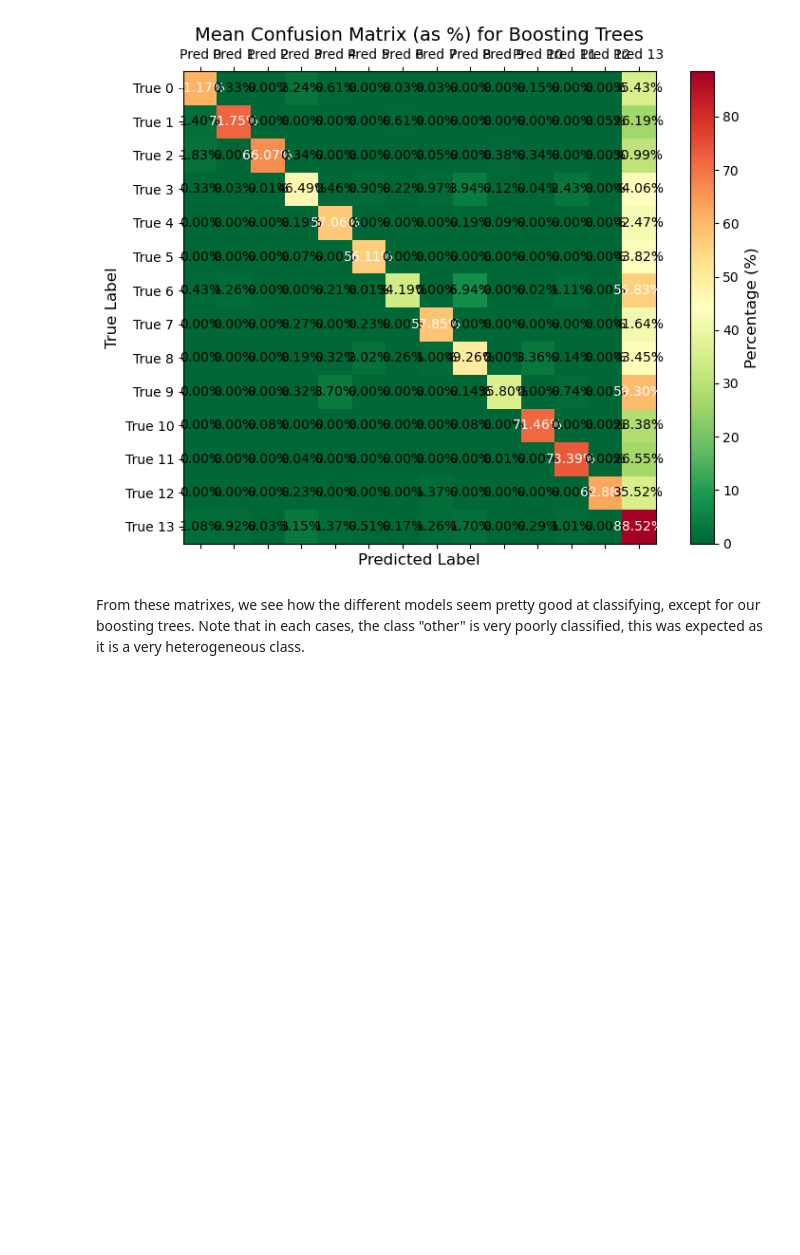
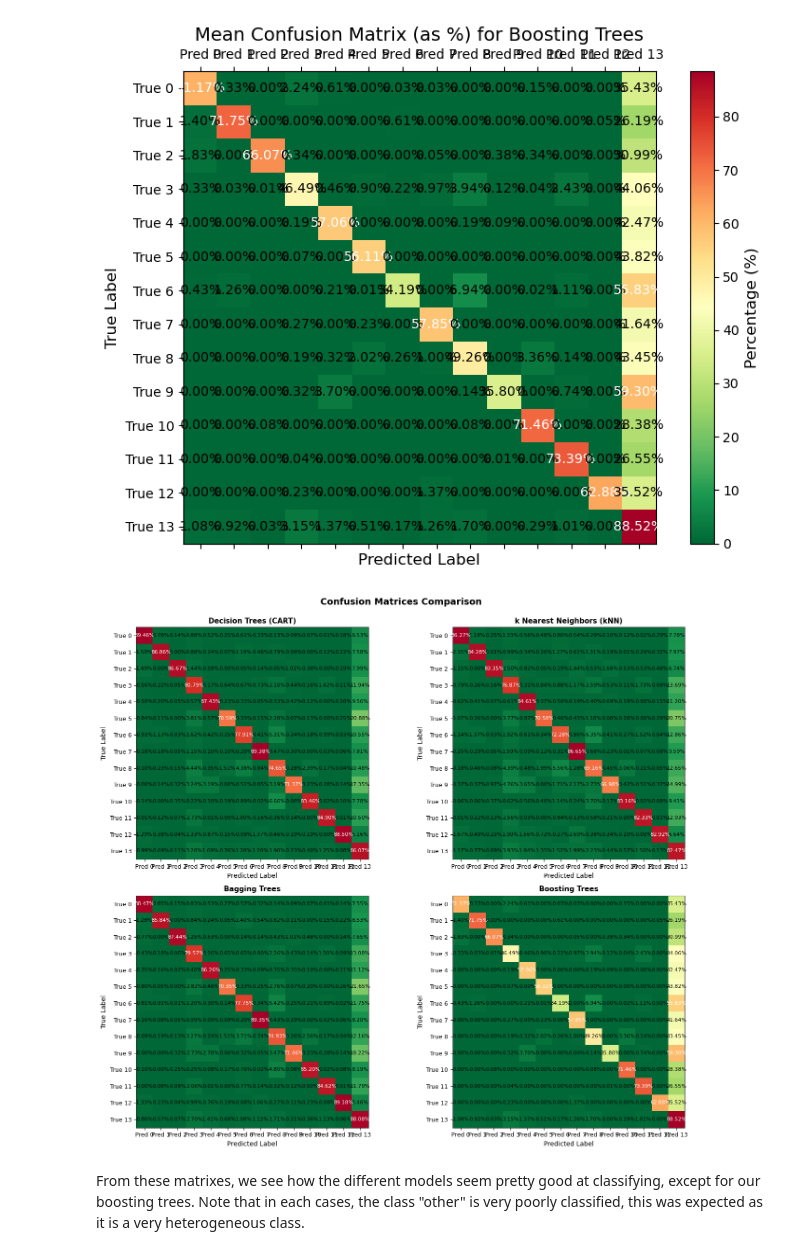
Before and after one commit to anthonyrocher/machine_learning_project, a Jupyter notebook: project.ipynb, the cells around one changed output. Drawn from its saved outputs; the diff is of its cells as text; code cells hidden in the pictures; blank space fills up the shorter version.

Commit message:
Confusion matrix + plot + saved results

```diff
--- a/project.ipynb
+++ b/project.ipynb
@@ -232,10 +232,10 @@ Sample of removed symptoms (low variance):
 ['breathing fast', 'throat swelling', 'lump in throat', 'throat feels tight', 'groin mass', 'emotional symptoms', 'elbow weakness', 'back weakness', 'pus in sputum', 'symptoms of the scrotum and teste ...
 # %%
 # Create a new dataframe with only selected symptoms + target/metadata columns
-df_cleaned = df[['group diseases'] + ['diseases'] + selected_features].copy()
+df_method1 = df[['group diseases'] + ['diseases'] + selected_features].copy()
 
-print(f"Cleaned dataset shape: {df_cleaned.shape}")
-print(f"\nCleaned dataset columns: {df_cleaned.columns.tolist()[:10]}... (showing first 10)")
+print(f"Cleaned dataset shape: {df_method1.shape}")
+print(f"\nCleaned dataset columns: {df_method1.columns.tolist()[:10]}... (showing first 10)")
 
 # You can adjust the threshold if needed:
 # threshold=0.001 -> removes very rare symptoms (stricter)
@@ -279,5 +293,5 @@ def extract_group_int(disease:str):
         return 13
 
 
-df_cleaned["Response"] = df_cleaned["group diseases"].apply(extract_group_int)
+df_method1["Response"] = df_method1["group diseases"].apply(extract_group_int)
 # %% [markdown]
@@ -307,8 +315,8 @@ seed_n = 42
 np.random.seed(seed_n)
 
 # Define X and Y
-X = df_cleaned[[col for col in df_cleaned.columns if col not in ['group diseases']or col not in ['diseases'] or col not in ['Response']]]
-Y = df_cleaned["Response"]
+X = df_method1[[col for col in df_method1.columns if col not in ['group diseases']or col not in ['diseases'] or col not in ['Response']]]
+Y = df_method1["Response"]
 
 # Split the dataset into training and testing sets
 X_train, X_test, Y_train, Y_test = train_test_split(X, Y, test_size=test_ratio, random_state=seed_n)
@@ -355,8 +364,8 @@ from sklearn.model_selection import KFold
 import time
 
 # Prepare data as numpy arrays
-X = df_cleaned[[col for col in df_cleaned.columns if col not in ['group diseases', 'diseases', 'Response']]].to_numpy()
-Y = df_cleaned["Response"].to_numpy()
+X = df_method1[[col for col in df_method1.columns if col not in ['group diseases', 'diseases', 'Response']]].to_numpy()
+Y = df_method1["Response"].to_numpy()
 
 # Models dictionary with CONSTRUCTORS (not instances)
 models = {
@@ -371,7 +380,7 @@ k = 5  # Number of folds
 kf = KFold(n_splits=k, shuffle=True, random_state=seed_n)
 
 # Storage for results
-results = {}
+results_method1 = {}
 
 # Iterate over models
 for model_name, ModelClass in models.items():
@@ -432,7 +441,7 @@ for model_name, ModelClass in models.items():
     mean_conf_matrix = np.mean(conf_matrices, axis=0)
 
     # Store results
-    results[model_name] = {
+    results_method1[model_name] = {
         "Confusion Matrices": fold_conf_matrices,
         "Mean CM": mean_conf_matrix,
         "Average Precision": avg_precision,
@@ -518,5 +540,56 @@ plot_mean_cm(mean_cm = results["Boosting Trees"]["Mean CM"], model_name = "Boost
 # %% [output]
 [figure]
+# %%
+import matplotlib.pyplot as plt
+import numpy as np
+
+# Create a 2x2 subplot grid
+fig, axes = plt.subplots(2, 2, figsize=(14, 12))
+axes = axes.flatten()
+
+# Define the models in the desired order
+models_order = [
+    ("Decision Trees (CART)", 0),      # Top left
+    ("k Nearest Neighbors (kNN)", 1),  # Top right
+    ("Bagging Trees", 2),              # Bottom left
+    ("Boosting Trees", 3)              # Bottom right
+]
+
+for model_name, position in models_order:
+    ax = axes[position]
+    mean_cm = results_method1[model_name]["Mean CM"]
+
+    # Convert to percentages
+    percent_conf_matrix = mean_cm / mean_cm.sum(axis=1, keepdims=True) * 100
+
+    # Plot the confusion matrix as a heatmap
+    im = ax.imshow(percent_conf_matrix, cmap="RdYlGn_r")
+
+    # Annotate each cell with the percentage value
+    for i in range(percent_conf_matrix.shape[0]):
+        for j in range(percent_conf_matrix.shape[1]):
+            text_color = "white" if percent_conf_matrix[i, j] > 50 else "black"
+            ax.text(
+                j, i, f"{percent_conf_matrix[i, j]:.2f}%",
+                ha="center", va="center", color=text_color, fontsize=8
+            )
+
+    # Set axis labels and title
+    ax.set_xticks(range(percent_conf_matrix.shape[1]))
+    ax.set_yticks(range(percent_conf_matrix.shape[0]))
+    ax.set_xticklabels([f"Pred {i}" for i in range(percent_conf_matrix.shape[1])], fontsize=9)
+    ax.set_yticklabels([f"True {i}" for i in range(percent_conf_matrix.shape[0])], fontsize=9)
+    ax.set_xlabel("Predicted Label", fontsize=10)
+    ax.set_ylabel("True Label", fontsize=10)
+    ax.set_title(f"{model_name}", fontsize=11, fontweight='bold')
+
+# Add a shared colorbar
+#fig.colorbar(im, ax=axes, label='Percentage (%)', fraction=0.046, pad=0.02)
+fig.suptitle('Confusion Matrices Comparison', fontsize=14, fontweight='bold', y=0.995)
+plt.tight_layout()
+plt.show()
+# %% [output]
+[figure, added]
 # %% [markdown]
 From these matrixes, we see how the different models seem pretty good at classifying, except for our boosting trees. Note that in each cases, the class "other" is very poorly classified, this was expected as it is a very heterogeneous class.
 # %% [markdown]
```
Also changed, not shown: parts of 25 cells of this notebook, 2 other files.
